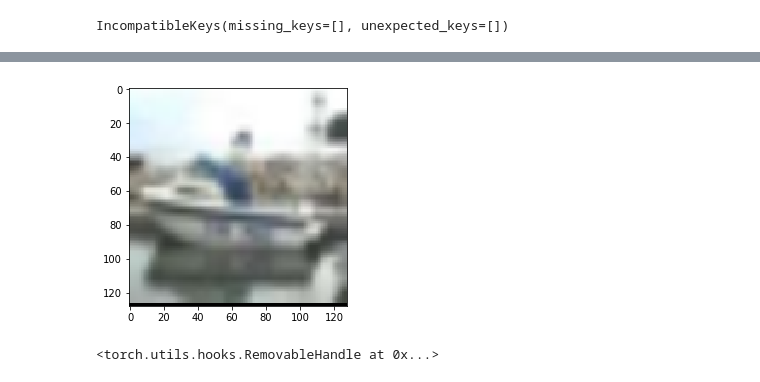
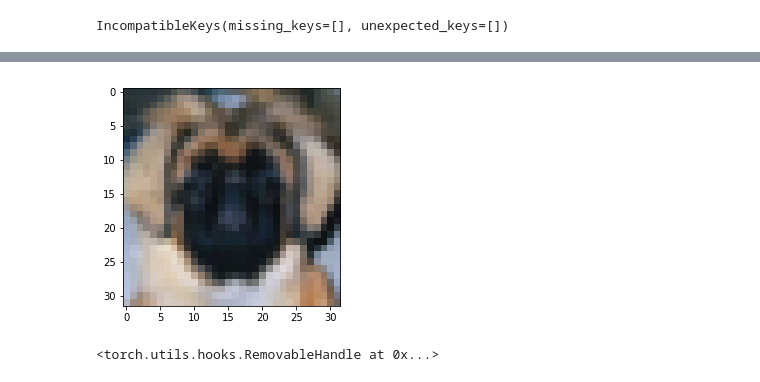
Before and after one commit to jjxxmiin/obJDetection, a Jupyter notebook: example/cam/vanilla_grad.ipynb, the cells around one changed output, grey strips where cells are left out. Cells and saved outputs as stored; diff of their text form; code cells hidden in the pictures.

```diff
--- a/example/cam/vanilla_grad.ipynb
+++ b/example/cam/vanilla_grad.ipynb
@@ -50,14 +48,14 @@ ResNet(
 )
 # %%
-img_path = './test_img/cifar10/test.png'
+img_path = './test_img/cifar10/test1.png'
 
 img = Image.open(img_path)
 
 plt.imshow(img)
 
-target_class = 5
+target_class = 8
 # %% [output]
-[figure, old version]
+[figure, new version]
 # %%
 import torchvision.transforms as transforms
 from torch.autograd import Variable
```
Also changed, not shown: parts of 16 cells of this notebook.
